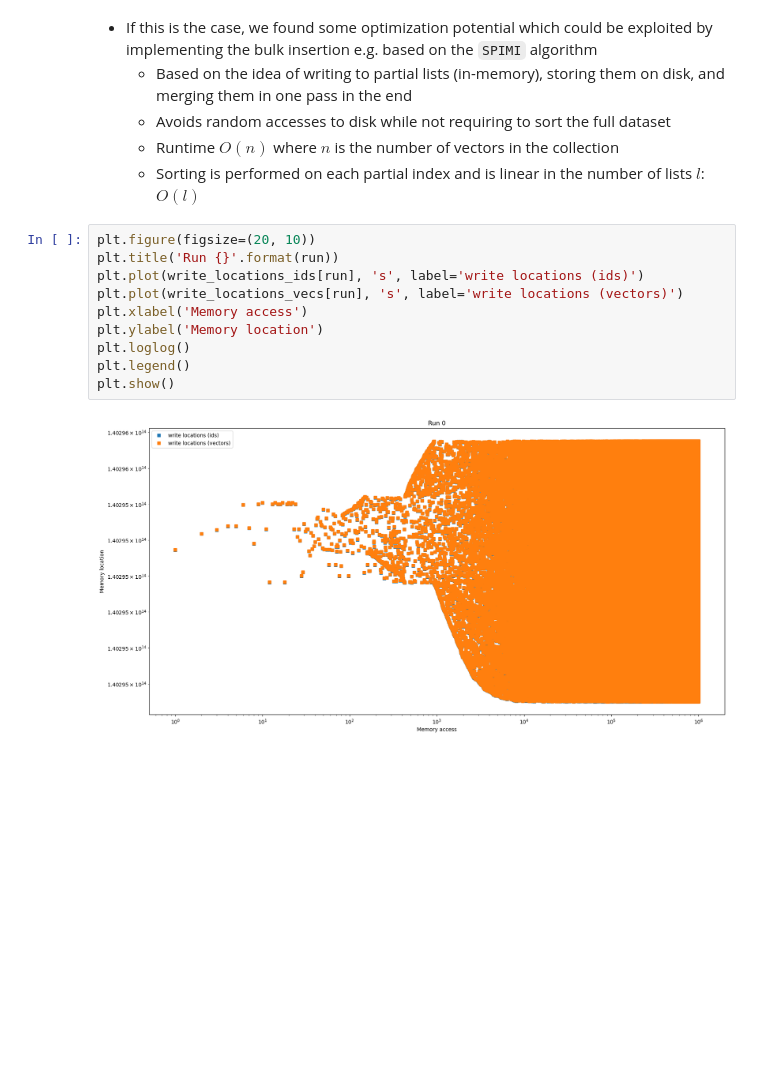
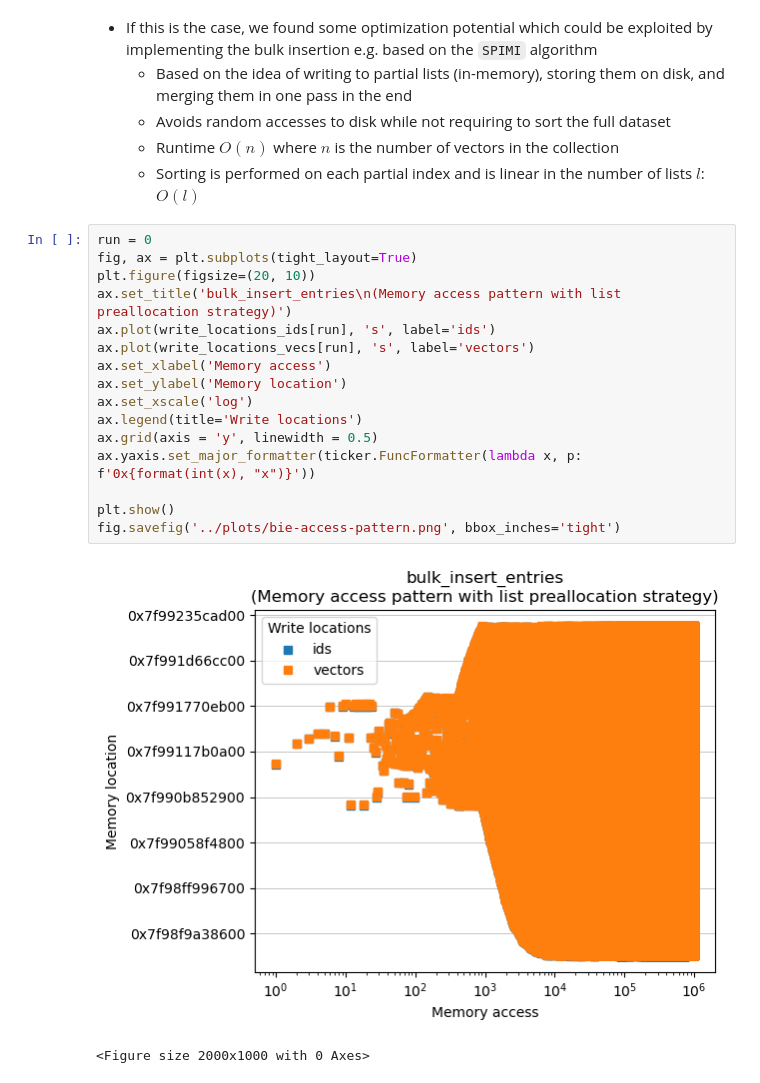
Before and after one commit to TimonFercho/ann-distributed-key-value-store, a Jupyter notebook: evaluation/bulk-insertion-access-pattern/memory-accesses.ipynb, the cells around one changed output. Drawn from its saved outputs; the diff is of its cells as text; blank space fills up the shorter version.

```diff
--- a/evaluation/bulk-insertion-access-pattern/memory-accesses.ipynb
+++ b/evaluation/bulk-insertion-access-pattern/memory-accesses.ipynb
@@ -205,14 +207,21 @@ Unique read locations: ['0x7ffcb2cf48c0', '0x55a3169dfd60']
   - Runtime $O(n)$ where $n$ is the number of vectors in the collection
   - Sorting is performed on each partial index and is linear in the number of lists $l$: $O(l)$
 # %%
+run = 0
+fig, ax = plt.subplots(tight_layout=True)
 plt.figure(figsize=(20, 10))
-plt.title('Run {}'.format(run))
-plt.plot(write_locations_ids[run], 's', label='write locations (ids)')
-plt.plot(write_locations_vecs[run], 's', label='write locations (vectors)')
-plt.xlabel('Memory access')
-plt.ylabel('Memory location')
-plt.loglog()
-plt.legend()
+ax.set_title('bulk_insert_entries\n(Memory access pattern with list preallocation strategy)')
+ax.plot(write_locations_ids[run], 's', label='ids')
+ax.plot(write_locations_vecs[run], 's', label='vectors')
+ax.set_xlabel('Memory access')
+ax.set_ylabel('Memory location')
+ax.set_xscale('log')
+ax.legend(title='Write locations')
+ax.grid(axis = 'y', linewidth = 0.5)
+ax.yaxis.set_major_formatter(ticker.FuncFormatter(lambda x, p: f'0x{format(int(x), "x")}'))
+
 plt.show()
+fig.savefig('../plots/bie-access-pattern.png', bbox_inches='tight')
 # %% [output]
-[figure, old version]
+[figure, new version]
+<Figure size 2000x1000 with 0 Axes>
```
Also changed, not shown: parts of 2 cells of this notebook, 20 other files.
